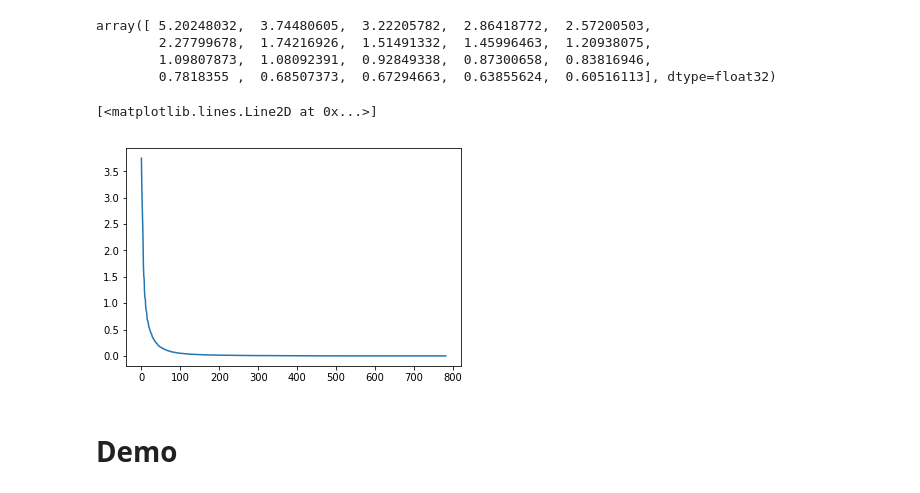
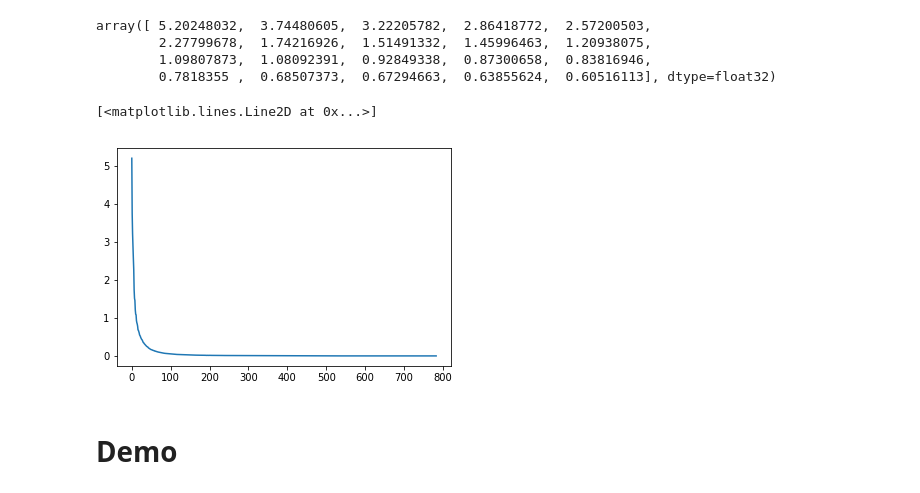
Before and after one commit to rvdweerd/PCA_MNIST, a Jupyter notebook: PCA_mnist.ipynb, the cells around one changed output. Drawn from its saved outputs; the diff is of its cells as text; code cells hidden in the pictures.

```diff
--- a/PCA_mnist.ipynb
+++ b/PCA_mnist.ipynb
@@ -60,10 +60,10 @@ array([ 5.20248032,  3.74480605,  3.22205782,  2.86418772,  2.57200503,
         1.09807873,  1.08092391,  0.92849338,  0.87300658,  0.83816946,
         0.7818355 ,  0.68507373,  0.67294663,  0.63855624,  0.60516113], dtype=float32)
 # %%
-plt.plot(Lamb.real[1:])
+plt.plot(Lamb.real)
 # %% [output]
 [<matplotlib.lines.Line2D at 0x...>]
-[figure, old version]
+[figure, new version]
 # %% [markdown]
 # Demo
 # %%
```
Also changed, not shown: parts of 8 cells of this notebook.
